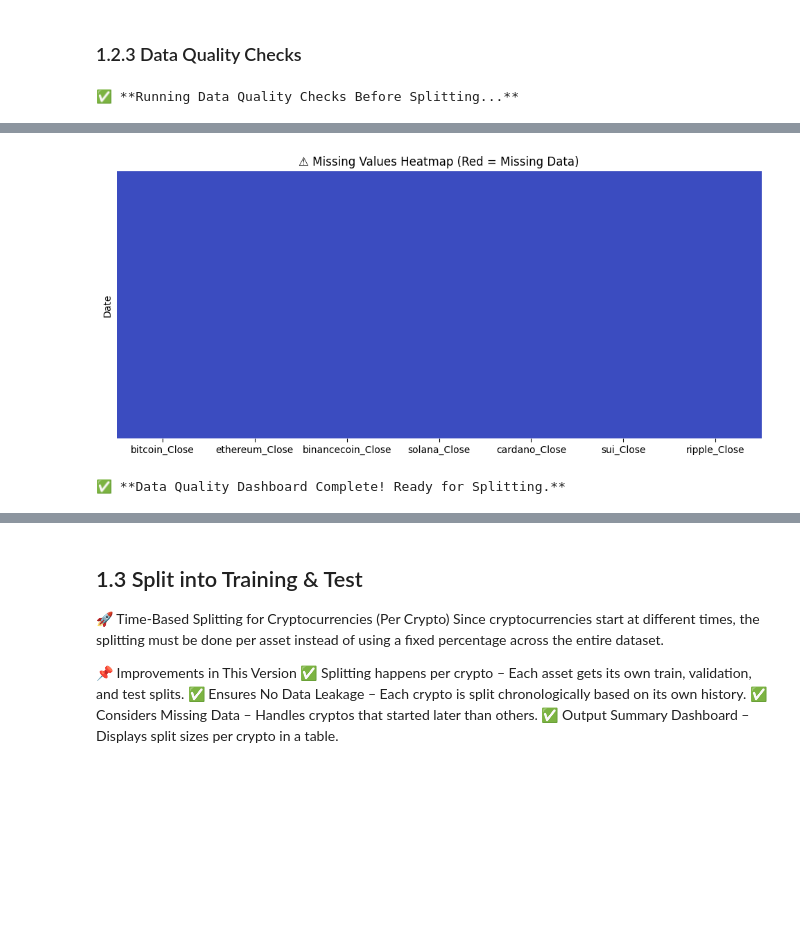
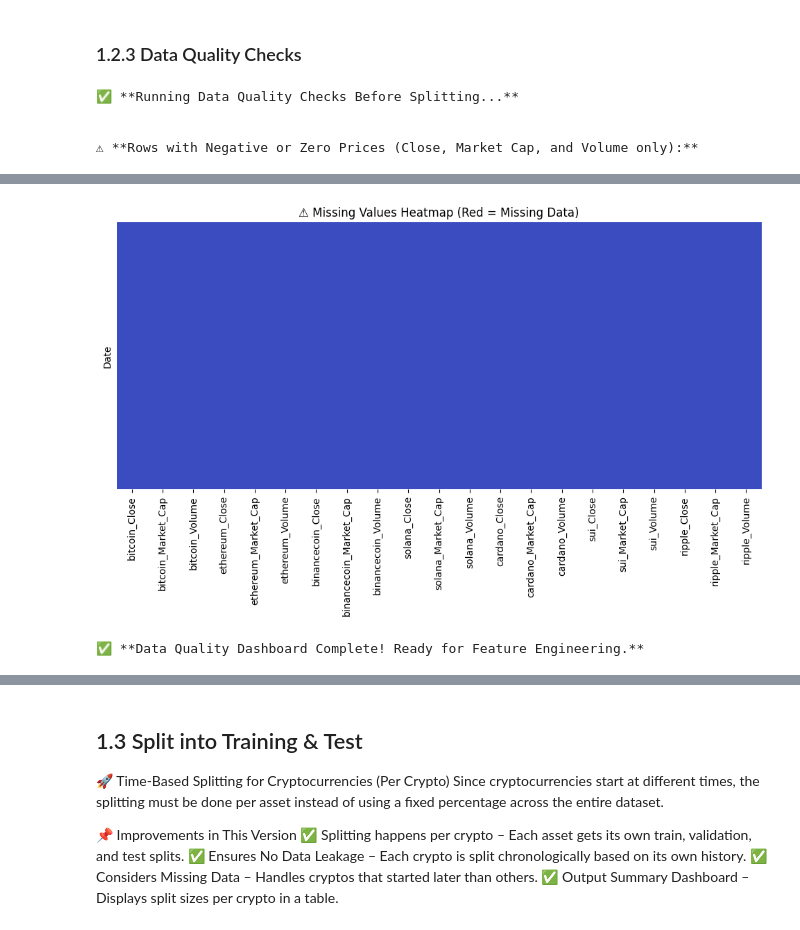
Before and after one commit to NatP-dev/Complete-Python-3-Bootcamp, a Jupyter notebook: Welcome_to_Colaboratory.ipynb, the cells around one changed output, grey strips where cells are left out. Drawn from its saved outputs; the diff is of its cells as text; code cells hidden in the pictures; blank space fills up the shorter version.

```diff
--- a/Welcome_to_Colaboratory.ipynb
+++ b/Welcome_to_Colaboratory.ipynb
@@ -316,9 +298,0 @@ Checking ripple_Close_Log_Log - Min Value: -2.839071316929082
-# %%
-# If any values are ≤ 0, log transformation is **not** possible.
-# Apply log transformation to Close Prices
-for col in final_df.columns:
-    if 'Close' in col:
-        final_df[f'{col}_Log'] = np.log(final_df[col])
-
-print("✅ Log transformation applied to Close Prices.")
-display(final_df.head())
@@ -515,67 +484,79 @@ import plotly.graph_objects as go
 import matplotlib.pyplot as plt
 import seaborn as sns
 
-############################### DATA QUALITY CHECKS DASHBOARD ###########################
-
+############################### ✅ DATA QUALITY CHECKS DASHBOARD ###############################
 print("\n✅ **Running Data Quality Checks Before Splitting...**\n")
 
 # 1️⃣ Check for duplicate rows
-duplicate_rows = final_df_ffilled.duplicated().sum()
+duplicate_rows = final_df.duplicated().sum()
 
 # 2️⃣ Check for constant columns (cryptos that might have no variation)
-constant_cols = [col for col in final_df_ffilled.columns if final_df_ffilled[col].nunique() == 1]
+constant_cols = [col for col in final_df.columns if final_df[col].nunique() == 1]
 
-# 3️⃣ Check for unrealistic values (Negative or zero prices)
-negative_zero_counts = {col: (final_df_ffilled[col] <= 0).sum() for col in final_df_ffilled.columns if (final_df_ffilled[col] <= 0).sum() > 0}
+# 3️⃣ Check for **negative/zero prices** (Only for Close Prices, Market Cap, and Volume)
+negative_zero_counts = {
+    col: (final_df[col] <= 0).sum() for col in final_df.columns
+    if any(keyword in col for keyword in ['Close', 'Market_Cap', 'Volume']) and (final_df[col] <= 0).sum() > 0
+}
 
 # 4️⃣ Ensure the dataset index is **strictly** increasing in time
-date_sorted = final_df_ffilled.index.is_monotonic_increasing
+date_sorted = final_df.index.is_monotonic_increasing
 
 # 5️⃣ Check missing values after forward-filling
-missing_after_fill = final_df_ffilled.isnull().sum()
+missing_after_fill = final_df.isnull().sum()
 total_missing = missing_after_fill.sum()
 
 # 6️⃣ Dataset size
-num_rows, num_cols = final_df_ffilled.shape
+num_rows, num_cols = final_df.shape
 
-############################### DISPLAY DASHBOARD ###########################
+############################### 🔍 PRINT FULL ROWS WITH NEGATIVE OR ZERO PRICES ###############################
+print("\n⚠ **Rows with Negative or Zero Prices (Close, Market Cap, and Volume only):**\n")
+for col in negative_zero_counts.keys():
+    print(f"🔴 {col} has {negative_zero_counts[col]} negative or zero values:")
+    display(final_df[final_df[col] <= 0][[col]])
 
-# 1️⃣ Summary Table (Using Plotly)
-fig_summary = go.Figure(data=[go.Table(
+############################### 📊 DISPLAY DATA QUALITY SUMMARY ###############################
+fig_data_quality = go.Figure(data=[go.Table(
     header=dict(values=["Metric", "Value"],
                 fill_color='paleturquoise',
                 align='left'),
     cells=dict(values=[
         ["Duplicate Rows", "Constant Value Columns", "Cryptos with Negative/Zero Prices",
          "Dates Sorted", "Total Missing Values", "Dataset Shape"],
-        [duplicate_rows, len(constant_cols), len(negative_zero_counts), date_sorted, total_missing, f"{num_rows} rows, {num_cols} columns"]
+        [duplicate_rows, len(constant_cols), len(negative_zero_counts),
+         date_sorted, total_missing, f"{num_rows} rows, {num_cols} columns"]
     ],
     fill_color='lavender',
     align='left'))
 ])
 
-fig_summary.update_layout(title_text="📊 Data Quality Summary")
-fig_summary.show()
+fig_data_quality.update_layout(title_text="📊 Data Quality Summary")
+fig_data_quality.show()
 
-# 2️⃣ Visualize Missing Values (Heatmap)
+############################### 📈 VISUALIZATIONS FOR DATA QUALITY ISSUES ###############################
+
+# 1️⃣ Visualizing Missing Values (Heatmap)
 plt.figure(figsize=(12, 5))
-sns.heatmap(final_df_ffilled.isnull(), cmap="coolwarm", cbar=False, yticklabels=False)
+sns.heatmap(final_df.isnull(), cmap="coolwarm", cbar=False, yticklabels=False)
 plt.title("⚠ Missing Values Heatmap (Red = Missing Data)")
 plt.show()
 
-# 3️⃣ Visualizing Outliers (Negative or Zero Prices)
+# 2️⃣ Visualizing **Negative/Zero Prices**
 if negative_zero_counts:
     plt.figure(figsize=(10,5))
     sns.barplot(x=list(negative_zero_counts.keys()), y=list(negative_zero_counts.values()), palette="Reds_r")
     plt.xticks(rotation=45)
     plt.title("⚠ Cryptos with Negative/Zero Prices")
     plt.xlabel("Cryptocurrency")
     plt.ylabel("Count of Negative/Zero Values")
     plt.show()
 
-print("\n✅ **Data Quality Dashboard Complete! Ready for Splitting.**\n")
+print("\n✅ **Data Quality Dashboard Complete! Ready for Feature Engineering.**\n")
 # %% [output]
 ✅ **Running Data Quality Checks Before Splitting...**
+
+
+⚠ **Rows with Negative or Zero Prices (Close, Market Cap, and Volume only):**
 [interactive output not drawn]
-[figure, old version]
+[figure, new version]
-✅ **Data Quality Dashboard Complete! Ready for Splitting.**
+✅ **Data Quality Dashboard Complete! Ready for Feature Engineering.**
```
Also changed, not shown: parts of 20 cells of this notebook.
